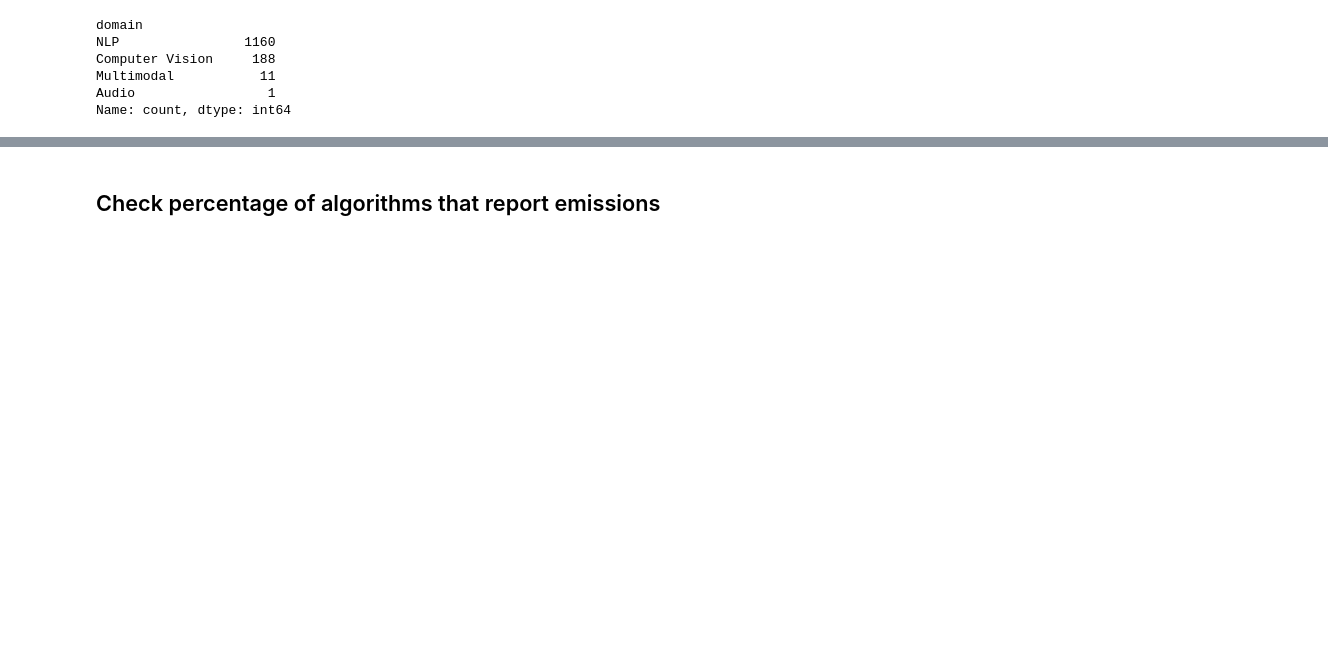
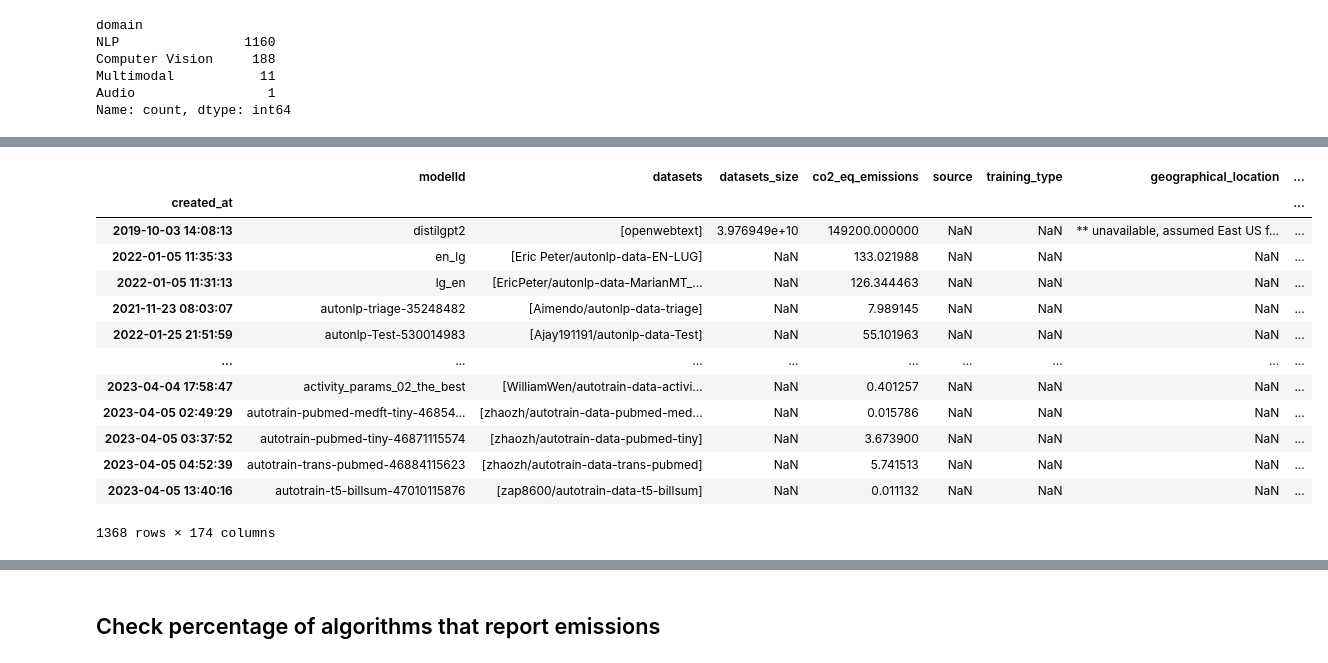
Before and after one commit to GAISSA-UPC/ML-EnergyLabel, a Jupyter notebook: code/Analysis/HFReportingAnalysis.ipynb, the cells around one changed output, grey strips where cells are left out. Saved outputs shown, nothing was run; the diff lists cells and outputs as text; code cells hidden in the pictures; blank space fills up the shorter version.

```diff
--- a/code/Analysis/HFReportingAnalysis.ipynb
+++ b/code/Analysis/HFReportingAnalysis.ipynb
@@ -417,0 +477,17 @@ df = read_df_processed()
+# %%
+df_co2
+# %% [output]
+|  | modelId | datasets | datasets_size | co2_eq_emissions | source | training_type | geographical_location | ... |
+| created_at |  |  |  |  |  |  |  | ... |
+| 2019-10-03 14:08:13 | distilgpt2 | [openwebtext] | 3.976949e+10 | 149200.000000 | NaN | NaN | ** unavailable, assumed East US f... | ... |
+| 2022-01-05 11:35:33 | en_lg | [Eric Peter/autonlp-data-EN-LUG] | NaN | 133.021988 | NaN | NaN | NaN | ... |
+| 2022-01-05 11:31:13 | lg_en | [EricPeter/autonlp-data-MarianMT_... | NaN | 126.344463 | NaN | NaN | NaN | ... |
+| 2021-11-23 08:03:07 | autonlp-triage-35248482 | [Aimendo/autonlp-data-triage] | NaN | 7.989145 | NaN | NaN | NaN | ... |
+| 2022-01-25 21:51:59 | autonlp-Test-530014983 | [Ajay191191/autonlp-data-Test] | NaN | 55.101963 | NaN | NaN | NaN | ... |
+| ... | ... | ... | ... | ... | ... | ... | ... | ... |
+| 2023-04-04 17:58:47 | activity_params_02_the_best | [WilliamWen/autotrain-data-activi... | NaN | 0.401257 | NaN | NaN | NaN | ... |
+| 2023-04-05 02:49:29 | autotrain-pubmed-medft-tiny-46854... | [zhaozh/autotrain-data-pubmed-med... | NaN | 0.015786 | NaN | NaN | NaN | ... |
+| 2023-04-05 03:37:52 | autotrain-pubmed-tiny-46871115574 | [zhaozh/autotrain-data-pubmed-tiny] | NaN | 3.673900 | NaN | NaN | NaN | ... |
+| 2023-04-05 04:52:39 | autotrain-trans-pubmed-46884115623 | [zhaozh/autotrain-data-trans-pubmed] | NaN | 5.741513 | NaN | NaN | NaN | ... |
+| 2023-04-05 13:40:16 | autotrain-t5-billsum-47010115876 | [zap8600/autotrain-data-t5-billsum] | NaN | 0.011132 | NaN | NaN | NaN | ... |
+1368 rows × 174 columns
```
Also changed, not shown: parts of 4 cells of this notebook, 7 other files.
